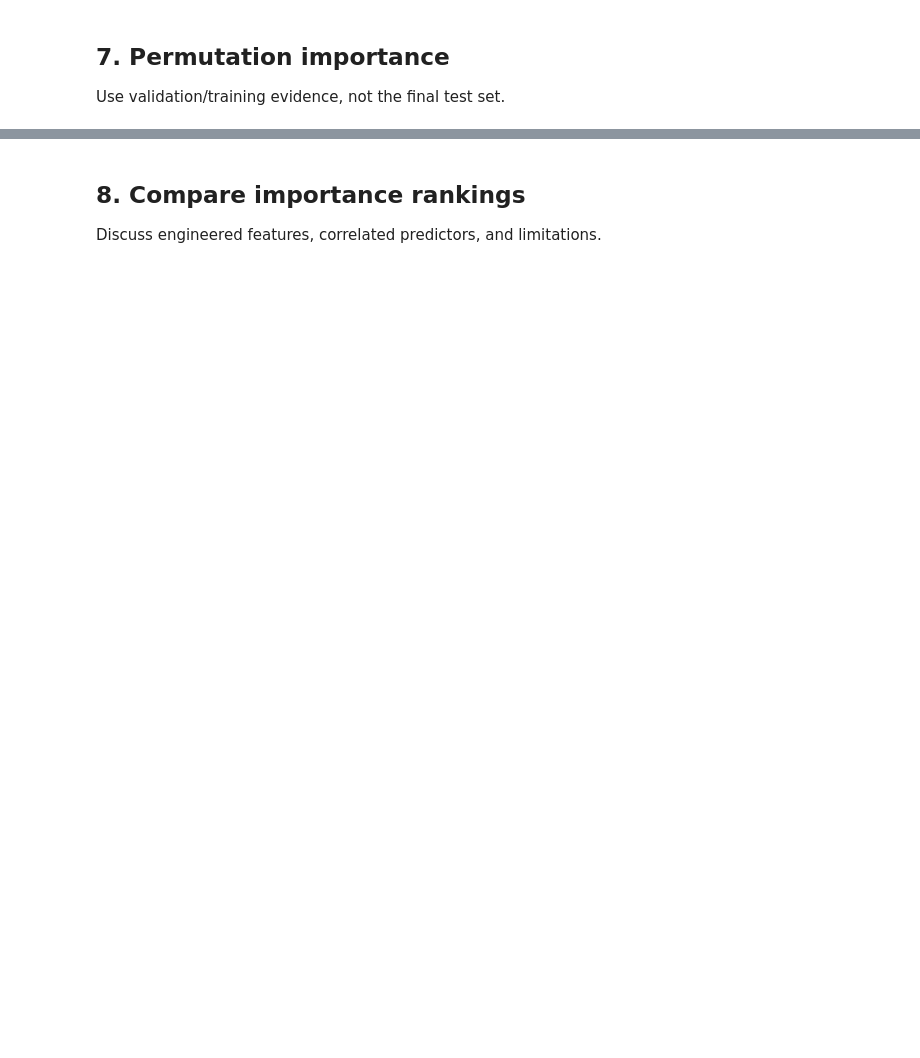
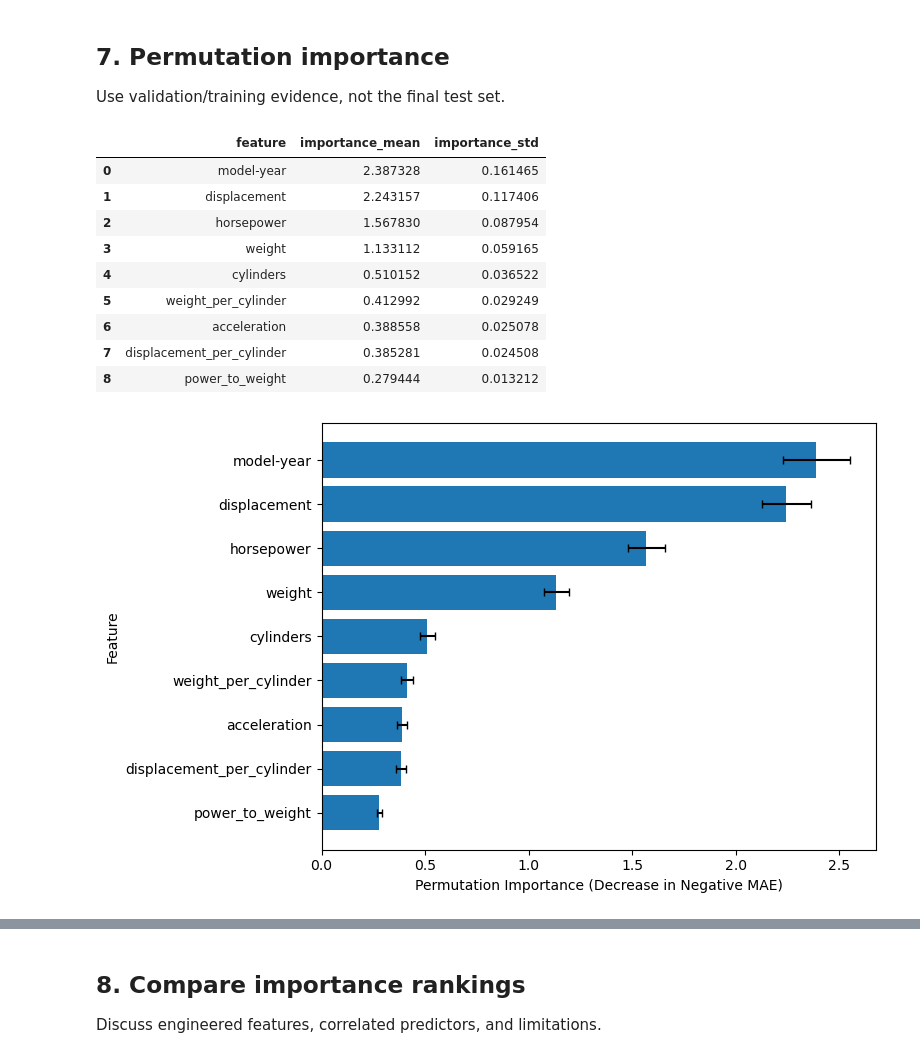
Before and after one commit to Ganga0506/cse4095, a Jupyter notebook: assignment11/CSE4095_Class5_Starter_v3.ipynb, the cells around one changed output, grey strips where cells are left out. Saved outputs shown, nothing was run; the diff lists cells and outputs as text; code cells hidden in the pictures; blank space fills up the shorter version.

```diff
--- a/assignment11/CSE4095_Class5_Starter_v3.ipynb
+++ b/assignment11/CSE4095_Class5_Starter_v3.ipynb
@@ -37,0 +354,53 @@ Use validation/training evidence, not the final test set.
+# %%
+from sklearn.inspection import permutation_importance
+
+X_train_transformed = feature_importance_pipeline[:-1].transform(X_train)
+X_train_transformed = pd.DataFrame(
+    X_train_transformed, index=X_train.index, columns=feature_names
+)
+
+permutation_results = permutation_importance(
+    feature_importance_pipeline.named_steps["model"],
+    X_train_transformed,
+    y_train,
+    scoring="neg_mean_absolute_error",
+    n_repeats=20,
+    random_state=42,
+    n_jobs=-1
+)
+
+permutation_importance_results = (
+    pd.DataFrame({
+        "feature": X_train_transformed.columns,
+        "importance_mean": permutation_results.importances_mean,
+        "importance_std": permutation_results.importances_std
+    })
+    .sort_values("importance_mean", ascending=False)
+    .reset_index(drop=True)
+)
+display(permutation_importance_results)
+
+plot_data = permutation_importance_results.iloc[::-1]
+plt.figure(figsize=(8, 5))
+plt.barh(
+    plot_data["feature"],
+    plot_data["importance_mean"],
+    xerr=plot_data["importance_std"],
+    capsize=3
+)
+plt.xlabel("Permutation Importance (Decrease in Negative MAE)")
+plt.ylabel("Feature")
+plt.tight_layout()
+plt.show()
+# %% [output]
+|  | feature | importance_mean | importance_std |
+| 0 | model-year | 2.387328 | 0.161465 |
+| 1 | displacement | 2.243157 | 0.117406 |
+| 2 | horsepower | 1.567830 | 0.087954 |
+| 3 | weight | 1.133112 | 0.059165 |
+| 4 | cylinders | 0.510152 | 0.036522 |
+| 5 | weight_per_cylinder | 0.412992 | 0.029249 |
+| 6 | acceleration | 0.388558 | 0.025078 |
+| 7 | displacement_per_cylinder | 0.385281 | 0.024508 |
+| 8 | power_to_weight | 0.279444 | 0.013212 |
+[figure, added]
```
Also changed, not shown: parts of 45 cells of this notebook.
